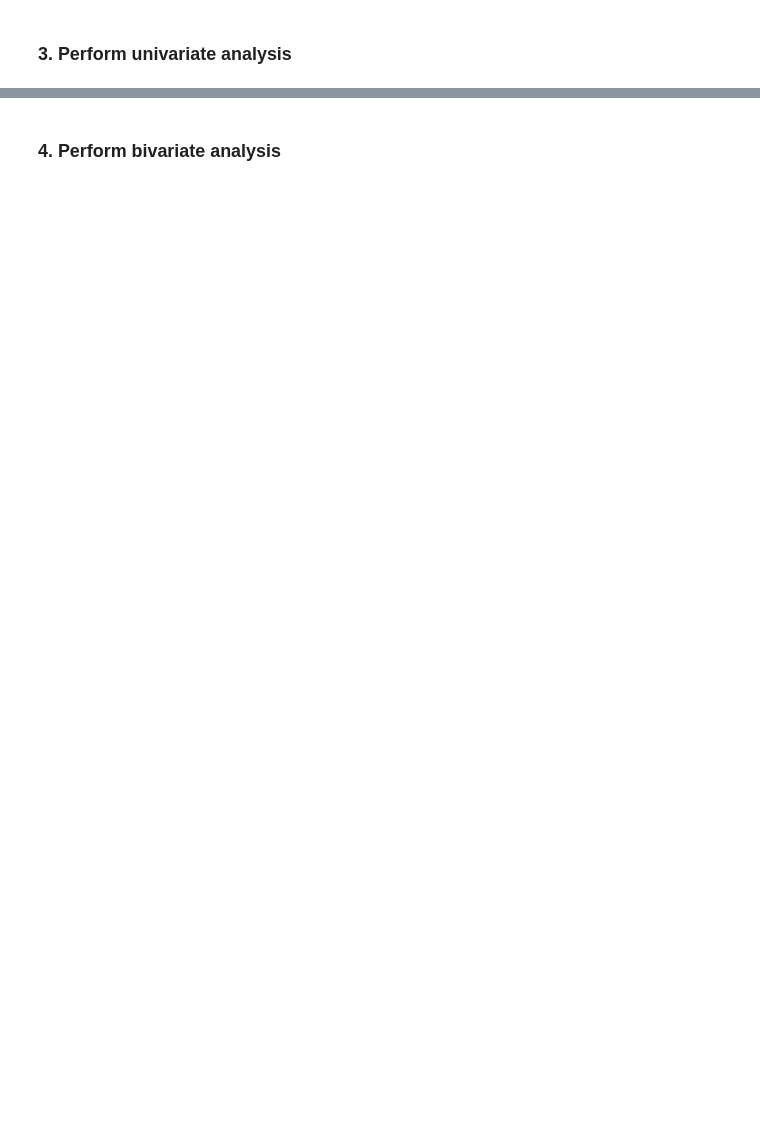
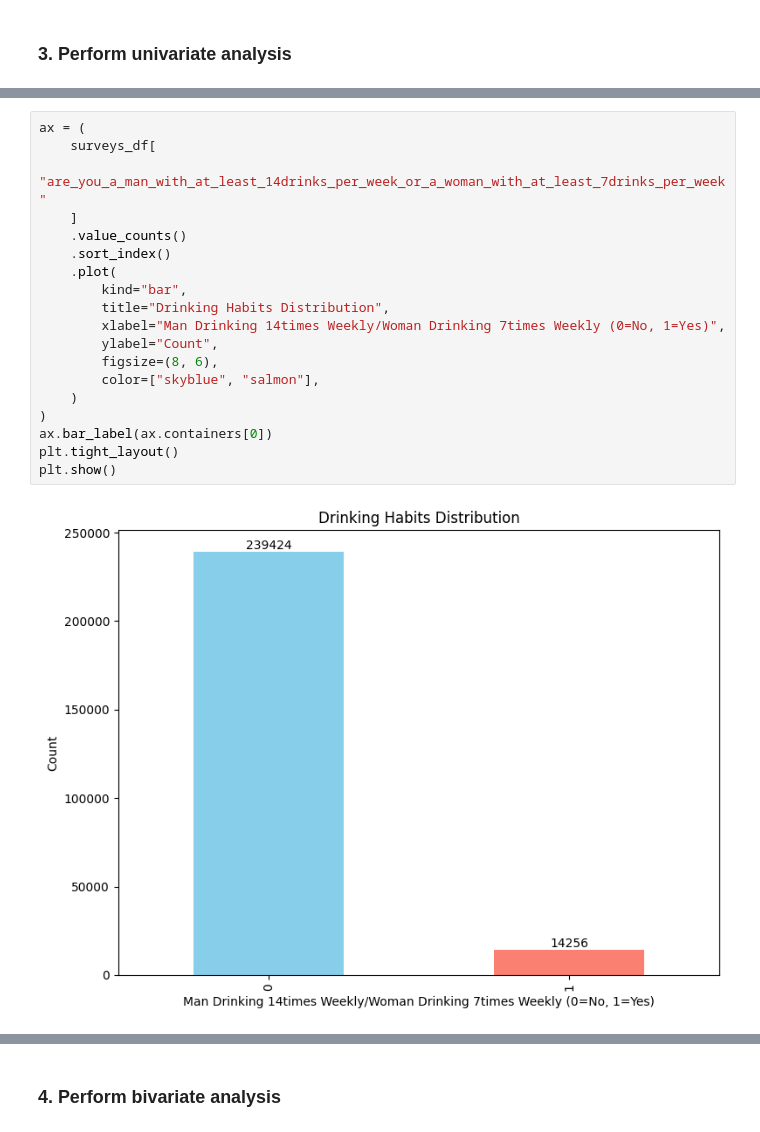
Before and after one commit to p-f-a-h-acouetey/brfss-diabetes-surveys, a Jupyter notebook: notebooks/us-pr-diabetes-trends-2000-2014.ipynb, the cells around one changed output, grey strips where cells are left out. Saved outputs shown, nothing was run; the diff lists cells and outputs as text; blank space fills up the shorter version.

```diff
--- a/notebooks/us-pr-diabetes-trends-2000-2014.ipynb
+++ b/notebooks/us-pr-diabetes-trends-2000-2014.ipynb
@@ -51,0 +130,21 @@ surveys_df.head()
+# %%
+ax = (
+    surveys_df[
+        "are_you_a_man_with_at_least_14drinks_per_week_or_a_woman_with_at_least_7drinks_per_week"
+    ]
+    .value_counts()
+    .sort_index()
+    .plot(
+        kind="bar",
+        title="Drinking Habits Distribution",
+        xlabel="Man Drinking 14times Weekly/Woman Drinking 7times Weekly (0=No, 1=Yes)",
+        ylabel="Count",
+        figsize=(8, 6),
+        color=["skyblue", "salmon"],
+    )
+)
+ax.bar_label(ax.containers[0])
+plt.tight_layout()
+plt.show()
+# %% [output]
+[figure, added]
```
Also changed, not shown: parts of 75 cells of this notebook.
